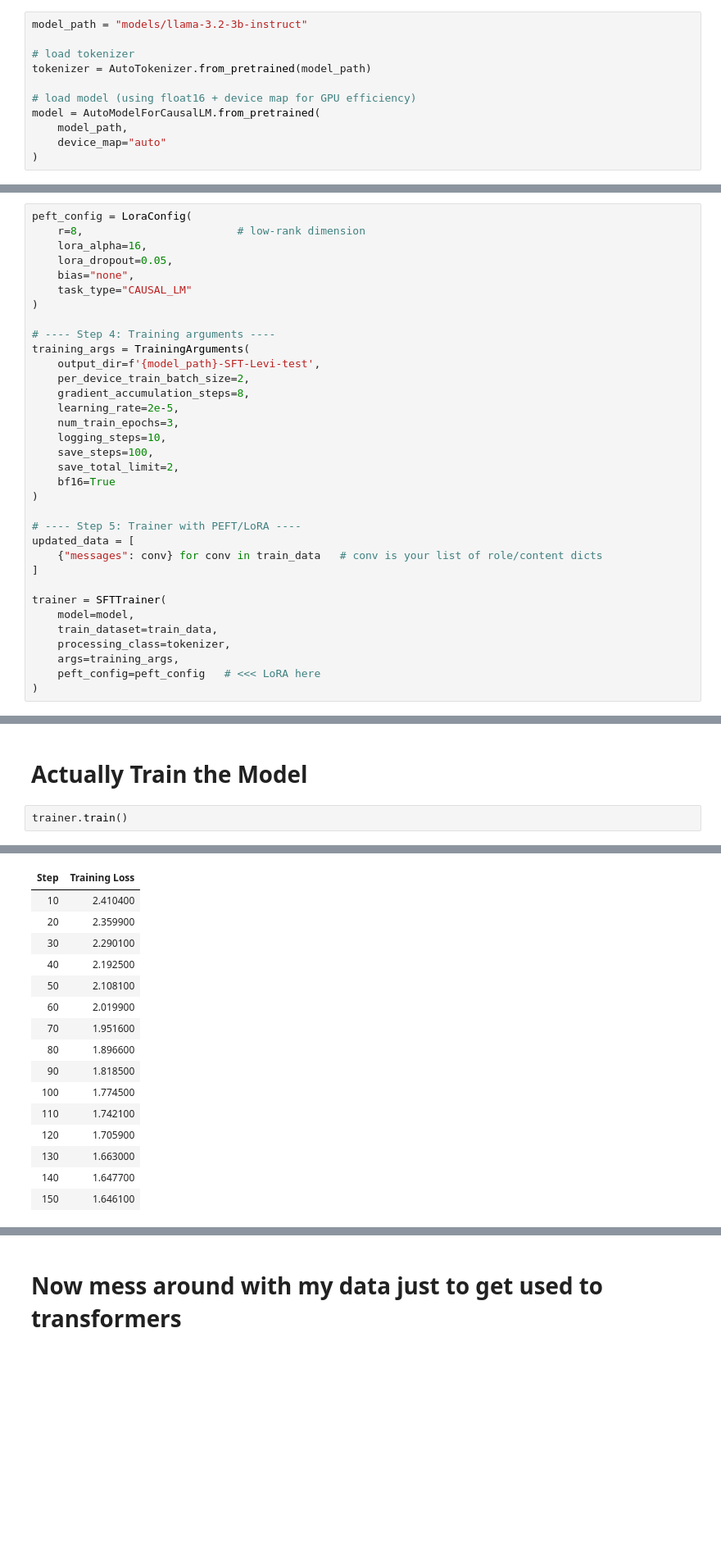
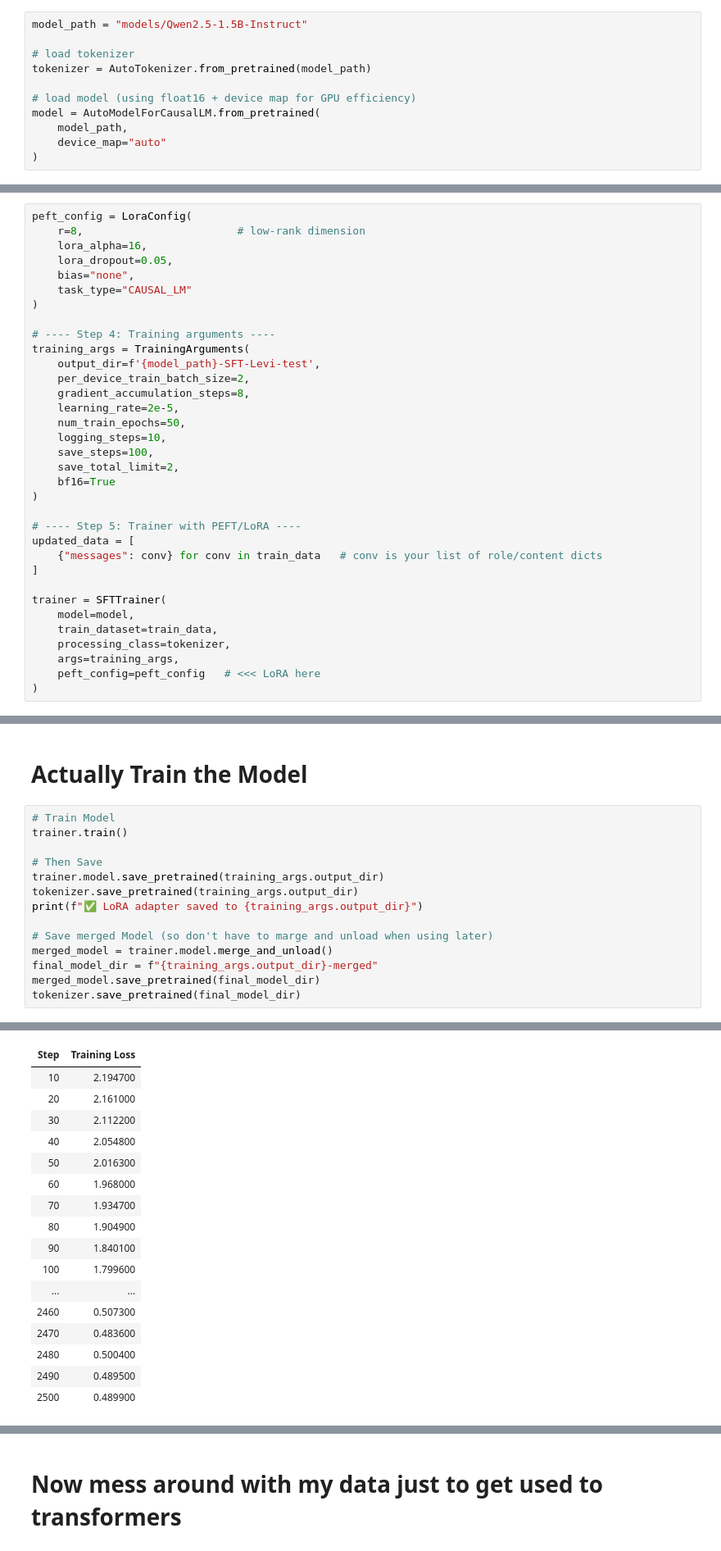
Before and after one commit to LarsSchimmelpfennig/CertaintyRetrievalTokenSearch, a Jupyter notebook: src/in_progress/fine_tuning_work/playground.ipynb, the cells around one changed output, grey strips where cells are left out. Shown: that part at 82% size. Drawn from its saved outputs; the diff is of its cells as text; blank space fills up the shorter version.

Commit message:
Created test SFT models in playground

```diff
--- a/src/in_progress/fine_tuning_work/playground.ipynb
+++ b/src/in_progress/fine_tuning_work/playground.ipynb
@@ -57,7 +57,7 @@ df_val_test.reset_index(drop=True, inplace = True)
 # %% [markdown]
 # Load in Model
 # %%
-model_path = "models/llama-3.2-3b-instruct"
+model_path = "models/Qwen2.5-1.5B-Instruct"
 
 # load tokenizer
 tokenizer = AutoTokenizer.from_pretrained(model_path)
@@ -97,7 +97,7 @@ training_args = TrainingArguments(
     per_device_train_batch_size=2,
     gradient_accumulation_steps=8,
     learning_rate=2e-5,
-    num_train_epochs=3,
+    num_train_epochs=50,
     logging_steps=10,
     save_steps=100,
     save_total_limit=2,
@@ -121,6 +121,18 @@ Detected kernel version 4.18.0, which is below the recommended minimum of 5.5.0;
 # %% [markdown]
 # Actually Train the Model
 # %%
+# Train Model
 trainer.train()
+
+# Then Save
+trainer.model.save_pretrained(training_args.output_dir)
+tokenizer.save_pretrained(training_args.output_dir)
+print(f"✅ LoRA adapter saved to {training_args.output_dir}")
+
+# Save merged Model (so don't have to marge and unload when using later)
+merged_model = trainer.model.merge_and_unload()
+final_model_dir = f"{training_args.output_dir}-merged"
+merged_model.save_pretrained(final_model_dir)
+tokenizer.save_pretrained(final_model_dir)
 # %% [output]
 The tokenizer has new PAD/BOS/EOS tokens that differ from the model config and generation config. The model config and generation config were aligned accordingly, being updated with the tokenizer's va ...
@@ -128,16 +140,17 @@ The tokenizer has new PAD/BOS/EOS tokens that differ from the model config and g
 | Step | Training Loss |
-| 10 | 2.410400 |
-| 20 | 2.359900 |
-| 30 | 2.290100 |
-| 40 | 2.192500 |
-| 50 | 2.108100 |
-| 60 | 2.019900 |
-| 70 | 1.951600 |
-| 80 | 1.896600 |
-| 90 | 1.818500 |
-| 100 | 1.774500 |
-| 110 | 1.742100 |
-| 120 | 1.705900 |
-| 130 | 1.663000 |
-| 140 | 1.647700 |
-| 150 | 1.646100 |
+| 10 | 2.194700 |
+| 20 | 2.161000 |
+| 30 | 2.112200 |
+| 40 | 2.054800 |
+| 50 | 2.016300 |
+| 60 | 1.968000 |
+| 70 | 1.934700 |
+| 80 | 1.904900 |
+| 90 | 1.840100 |
+| 100 | 1.799600 |
+| ... | ... |
+| 2460 | 0.507300 |
+| 2470 | 0.483600 |
+| 2480 | 0.500400 |
+| 2490 | 0.489500 |
+| 2500 | 0.489900 |
```
Also changed, not shown: parts of 1 cell of this notebook, 1 other file.
